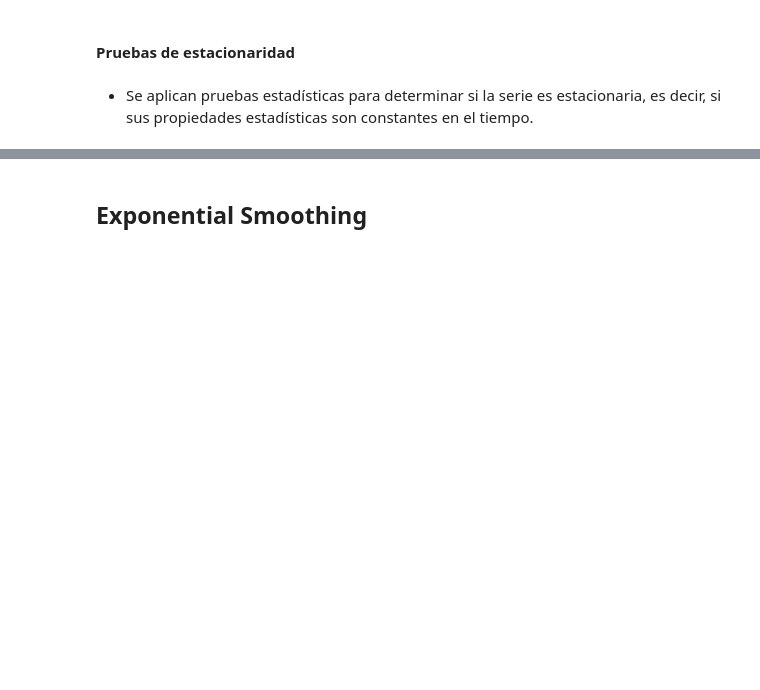
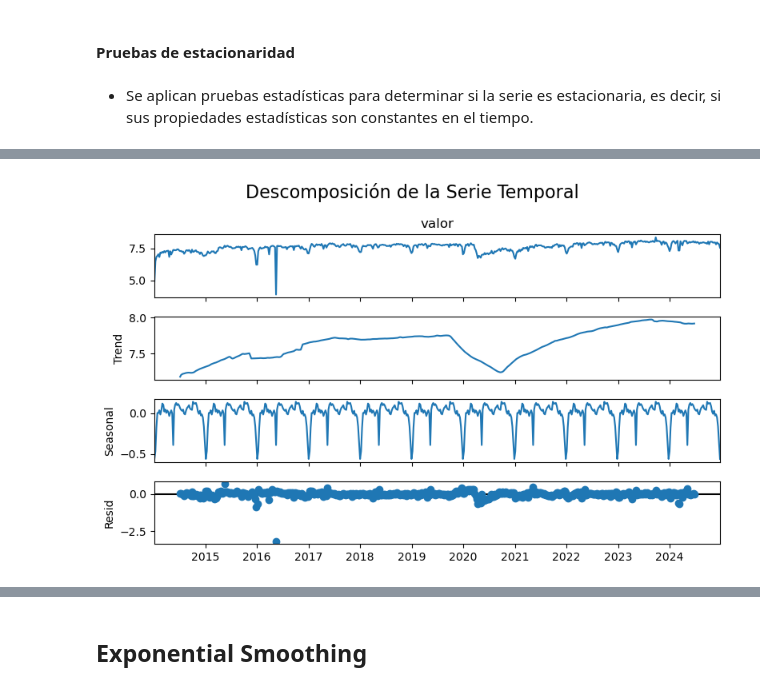
Before and after one commit to AbioticBaton4/proyecto-integrador-mna, a Jupyter notebook: notebooks/modeling/Avance3.Equipo16.ipynb, the cells around one changed output, grey strips where cells are left out. Saved outputs shown, nothing was run; the diff lists cells and outputs as text; code cells hidden in the pictures; blank space fills up the shorter version.

```diff
--- a/notebooks/modeling/Avance3.Equipo16.ipynb
+++ b/notebooks/modeling/Avance3.Equipo16.ipynb
@@ -501,0 +277,5 @@ Existe una **contradicción** entre los resultados: la ADF indica que la serie e
+# %%
+# Descomposición de la serie en sus tres componentes: tendencia, estacionalidad y ruido
+decomposition = analyze_decomposition(ts_data_log, model='additive', figsize=(8, 5))
+# %% [output]
+[figure, added]
```
Also changed, not shown: parts of 125 cells of this notebook.
